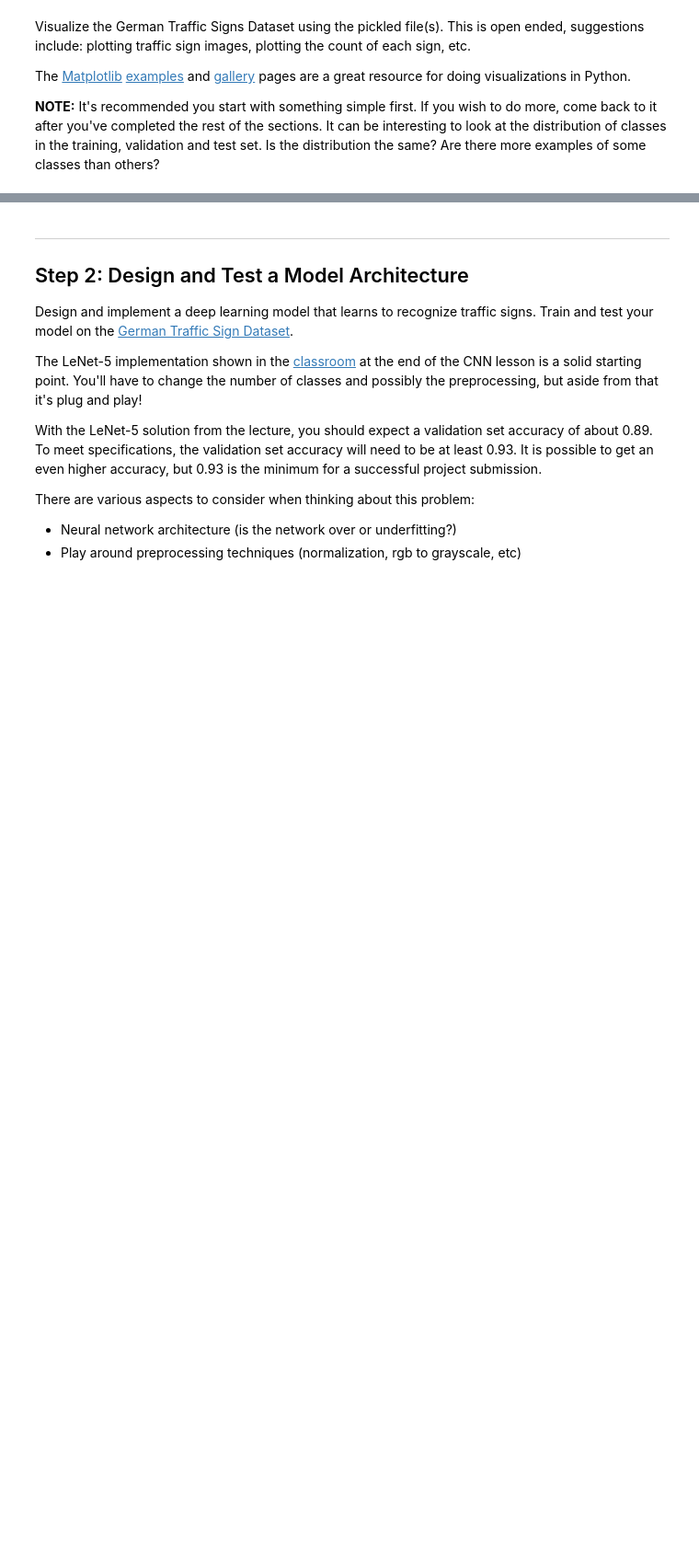
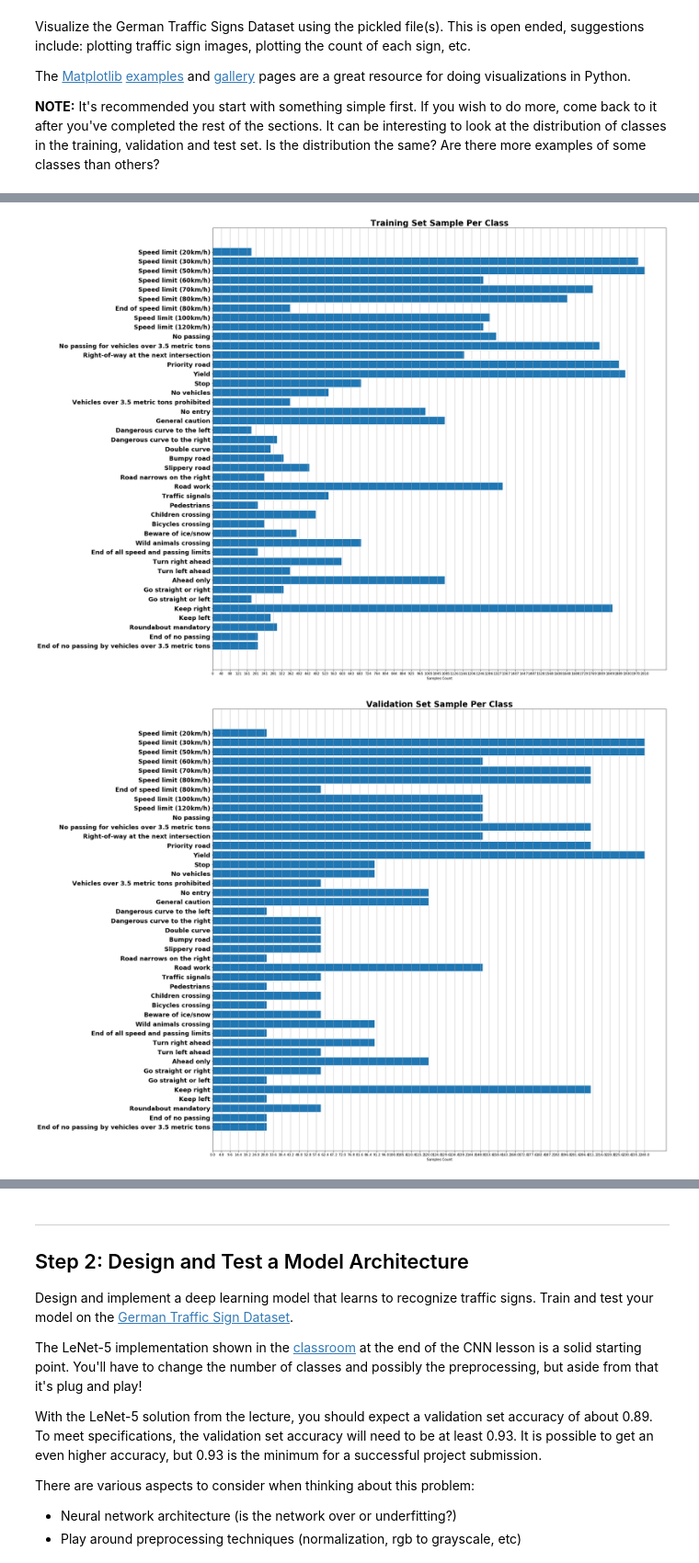
Before and after one commit to danyz91/CarND-Traffic-Sign-Classifier-Project, a Jupyter notebook: Traffic_Sign_Classifier.ipynb, the cells around one changed output, grey strips where cells are left out. Shown at 92% size. Drawn from its saved outputs; the diff is of its cells as text; code cells hidden in the pictures; blank space fills up the shorter version.

Commit message:
0.8 work done, web images added

```diff
--- a/Traffic_Sign_Classifier.ipynb
+++ b/Traffic_Sign_Classifier.ipynb
@@ -23,9 +23,9 @@ The [rubric](https://review.udacity.com/#!/rubrics/481/view) contains "Stand Out
 # Load pickled data
 import pickle
 import os
-# TODO: Fill this in based on where you saved the training and testing data
 
-dataset_dir = 'traffic-signs-data'
+# Dataset Collection
+dataset_dir = os.path.join('..','traffic-signs-data')
 training_file = os.path.join(dataset_dir, 'train.p')
 validation_file= os.path.join(dataset_dir, 'valid.p')
 testing_file = os.path.join(dataset_dir, 'test.p')
@@ -160,0 +166,33 @@ Class labels:  ['Speed limit (20km/h)' 'Speed limit (30km/h)' 'Speed limit (50km
+# %%
+# Dataset Balancing inspection
+
+def show_set_balancing(set_labels, name='Generic Set'):
+    (unique, counts) = np.unique(set_labels, return_counts=True)
+    class_counts = np.asarray((unique, counts)).T
+
+    # Label position arangement
+    label_pos = np.arange(len(class_labels))
+
+    f, ax = plt.subplots(figsize=(24,24))
+    ax.barh(unique, counts, align='center')
+
+    # Major ticks every 50
+    major_ticks = np.arange(0, max(counts)+1, max(counts)/50)
+    ax.set_xticks(major_ticks)
+
+    ax.grid(axis='x')
+    ax.set_yticks(label_pos)
+    ax.set_yticklabels(class_labels, {'fontsize': 18,'fontweight': 'bold'})
+    ax.invert_yaxis()  # labels read top-to-bottom
+    ax.set_xlabel('Samples Count')
+    ax.set_title(name+' Sample Per Class', {'fontsize': 24,'fontweight': 'bold'})
+
+
+
+
+show_set_balancing(training_set_labels, 'Training Set')
+show_set_balancing(validation_set_labels, 'Validation Set')
+show_set_balancing(test_set_labels, 'Test Set')
+# %% [output]
+[figure, added]
+[figure, added]
```
Also changed, not shown: parts of 42 cells of this notebook, 11 other files.
